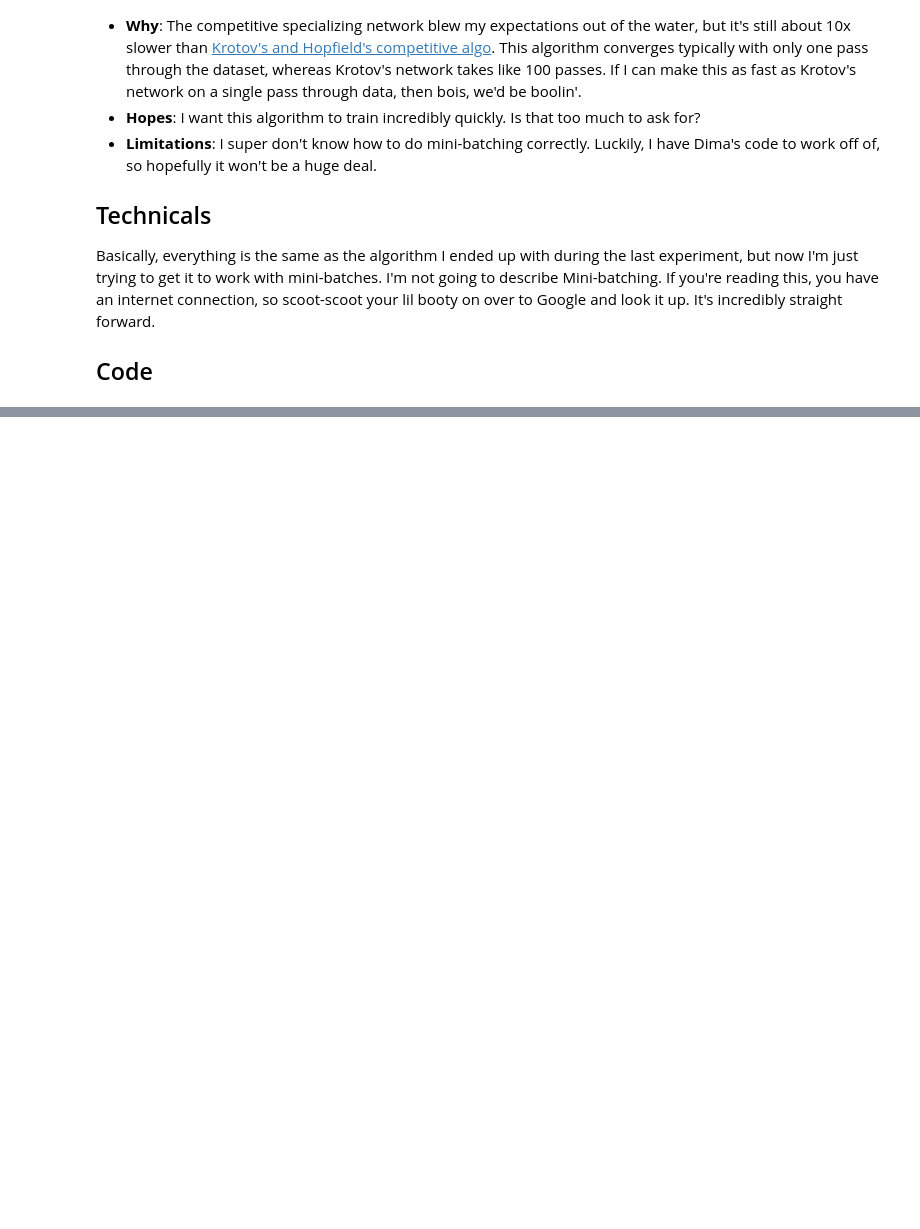
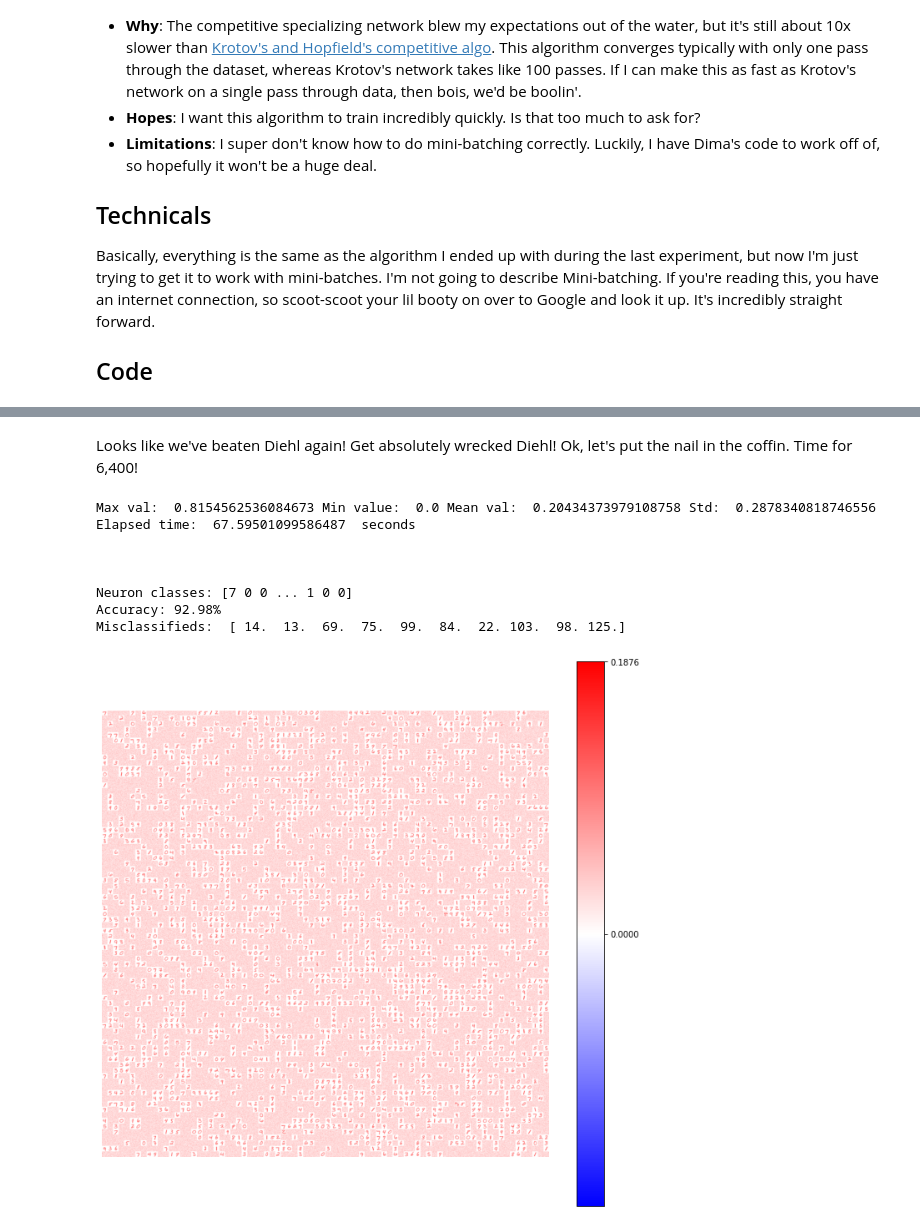
Before and after one commit to DGeisz/CodeX, a Jupyter notebook: Reductionist Quasi-Isomorphisms/11_26_2020_experiment_comp_spec_mini_batch/Experiment.ipynb, the cells around one changed output, grey strips where cells are left out. Cells and saved outputs as stored; diff of their text form; code cells hidden in the pictures; blank space fills up the shorter version.

```diff
--- a/Reductionist Quasi-Isomorphisms/11_26_2020_experiment_comp_spec_mini_batch/Experiment.ipynb
+++ b/Reductionist Quasi-Isomorphisms/11_26_2020_experiment_comp_spec_mini_batch/Experiment.ipynb
@@ -87,0 +276,32 @@ def wta_classification(w, T_s):
+# %% [markdown]
+Looks like we've beaten Diehl again!  Get absolutely wrecked Diehl!  Ok, let's put the nail in the coffin.  Time for 6,400!
+# %%
+%matplotlib inline
+fig=plt.figure(figsize=(12,12))
+
+mu = 0
+sig = 1
+Kx = 80
+Ky = 80
+Nep = 1
+T_s = 60000
+xi = 0.1
+theta = 2 / 17
+phi = 2 / 11
+
+B = 200 #Batch size
+
+(w, _) = run_comp_spec_mb(flat_x, S, L, Kx, Ky, Nep, T_s, xi, phi, B)
+print("\n\n")
+wta_classification(w, T_s)
+draw_weights(w, Kx, Ky)
+# %% [output]
+Max val:  0.8154562536084673 Min value:  0.0 Mean val:  0.20434373979108758 Std:  0.2878340818746556
+Elapsed time:  67.59501099586487  seconds
+
+
+
+Neuron classes: [7 0 0 ... 1 0 0]
+Accuracy: 92.98%
+Misclassifieds:  [ 14.  13.  69.  75.  99.  84.  22. 103.  98. 125.]
+[figure, added]
```
Also changed, not shown: parts of 18 cells of this notebook.
